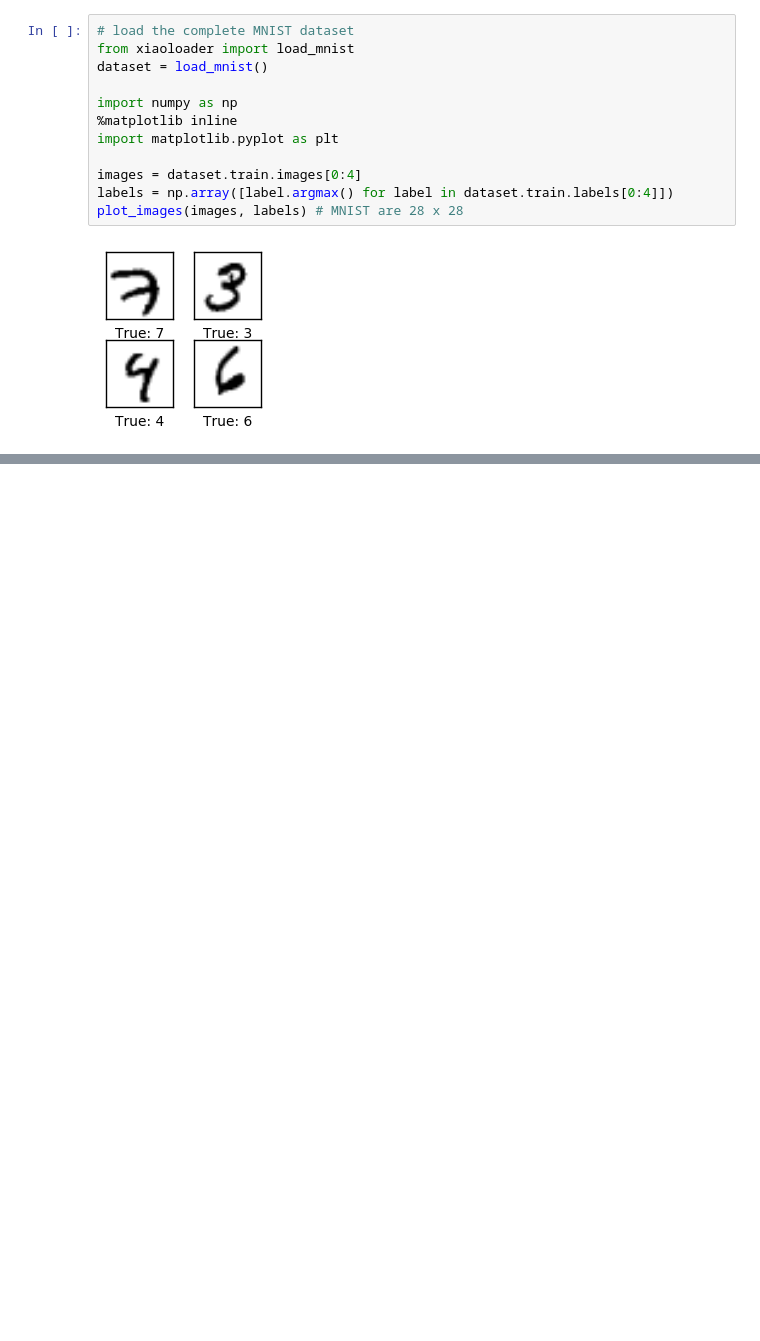
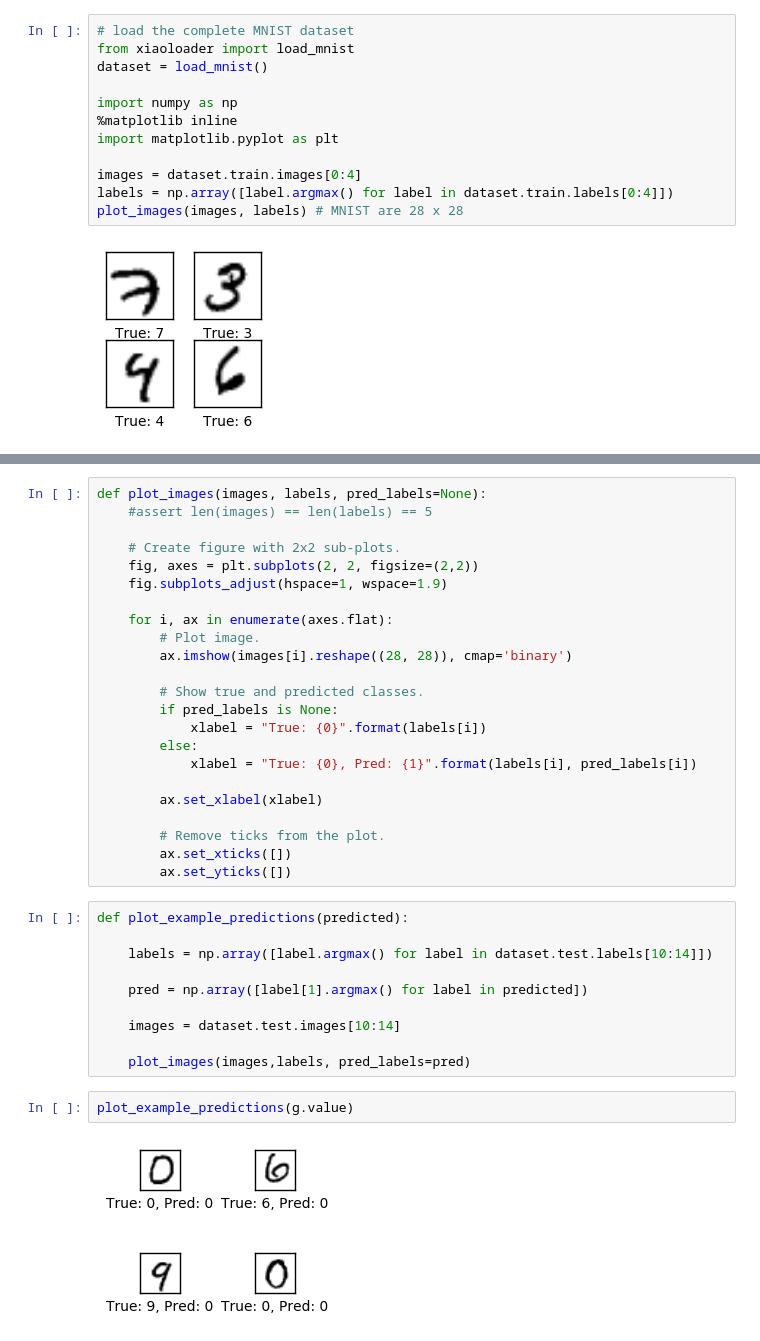
Before and after one commit to aboarya/xiaonet, a Jupyter notebook: XiaoNet.ipynb, the cells around one changed output, grey strips where cells are left out. Cells and saved outputs as stored; diff of their text form; blank space fills up the shorter version.

```diff
--- a/XiaoNet.ipynb
+++ b/XiaoNet.ipynb
@@ -106,0 +125,37 @@ KeyboardInterrupt:
+# %%
+def plot_images(images, labels, pred_labels=None):
+    #assert len(images) == len(labels) == 5
+
+    # Create figure with 2x2 sub-plots.
+    fig, axes = plt.subplots(2, 2, figsize=(2,2))
+    fig.subplots_adjust(hspace=1, wspace=1.9)
+
+    for i, ax in enumerate(axes.flat):
+        # Plot image.
+        ax.imshow(images[i].reshape((28, 28)), cmap='binary')
+
+        # Show true and predicted classes.
+        if pred_labels is None:
+            xlabel = "True: {0}".format(labels[i])
+        else:
+            xlabel = "True: {0}, Pred: {1}".format(labels[i], pred_labels[i])
+
+        ax.set_xlabel(xlabel)
+
+        # Remove ticks from the plot.
+        ax.set_xticks([])
+        ax.set_yticks([])
+# %%
+def plot_example_predictions(predicted):
+
+    labels = np.array([label.argmax() for label in dataset.test.labels[10:14]])
+
+    pred = np.array([label[1].argmax() for label in predicted])
+
+    images = dataset.test.images[10:14]
+
+    plot_images(images,labels, pred_labels=pred)
+# %%
+plot_example_predictions(g.value)
+# %% [output]
+[figure, added]
```
Also changed, not shown: parts of 8 cells of this notebook, 1 other file.
